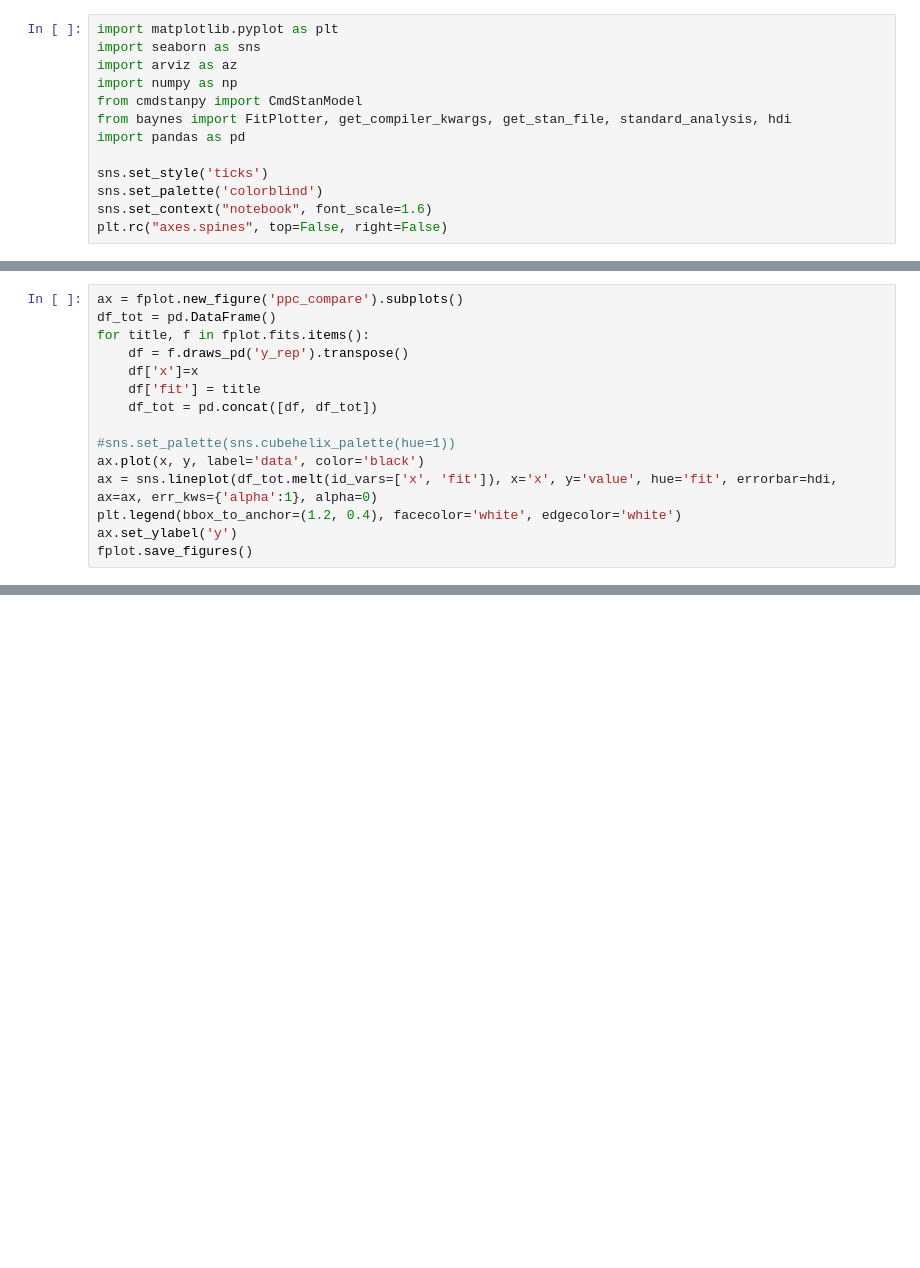
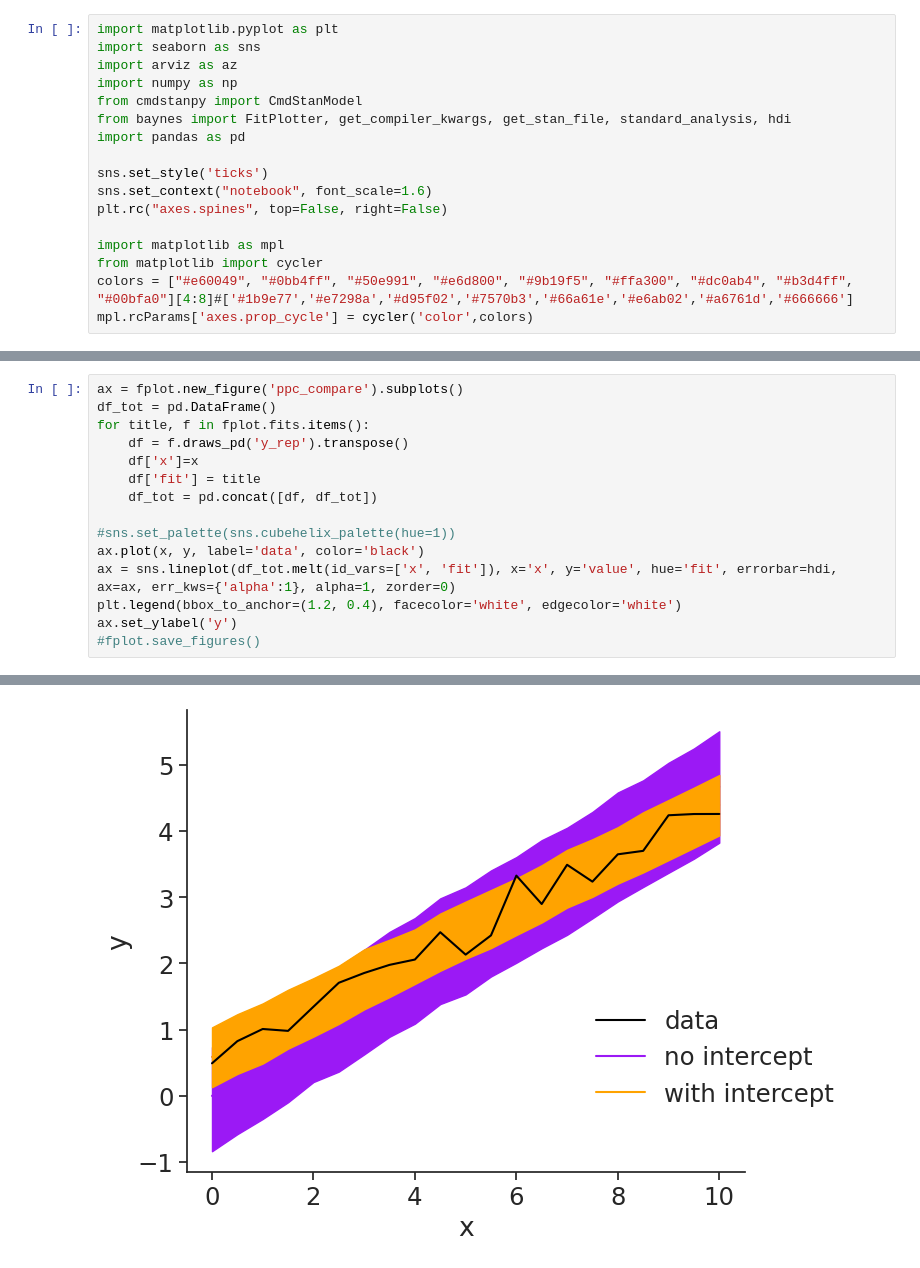
Before and after one commit to cryomib/baynes, a Jupyter notebook: notebooks/linear_compare.ipynb, the cells around one changed output, grey strips where cells are left out. Saved outputs shown, nothing was run; the diff lists cells and outputs as text; blank space fills up the shorter version.

```diff
--- a/notebooks/linear_compare.ipynb
+++ b/notebooks/linear_compare.ipynb
@@ -8,9 +8,13 @@ from baynes import FitPlotter, get_compiler_kwargs, get_stan_file, standard_anal
 import pandas as pd
 
 sns.set_style('ticks')
-sns.set_palette('colorblind')
 sns.set_context("notebook", font_scale=1.6)
 plt.rc("axes.spines", top=False, right=False)
+
+import matplotlib as mpl
+from matplotlib import cycler
+colors = ["#e60049", "#0bb4ff", "#50e991", "#e6d800", "#9b19f5", "#ffa300", "#dc0ab4", "#b3d4ff", "#00bfa0"][4:8]#['#1b9e77','#e7298a','#d95f02','#7570b3','#66a61e','#e6ab02','#a6761d','#666666']
+mpl.rcParams['axes.prop_cycle'] = cycler('color',colors)
 # %%
 N = 21
 x = np.linspace(0, 10, N)
@@ -46,7 +68,8 @@ for title, f in fplot.fits.items():
 
 #sns.set_palette(sns.cubehelix_palette(hue=1))
 ax.plot(x, y, label='data', color='black')
-ax = sns.lineplot(df_tot.melt(id_vars=['x', 'fit']), x='x', y='value', hue='fit', errorbar=hdi, ax=ax, err_kws={'alpha':1}, alpha=0)
+ax = sns.lineplot(df_tot.melt(id_vars=['x', 'fit']), x='x', y='value', hue='fit', errorbar=hdi, ax=ax, err_kws={'alpha':1}, alpha=1, zorder=0)
 plt.legend(bbox_to_anchor=(1.2, 0.4), facecolor='white', edgecolor='white')
 ax.set_ylabel('y')
-fplot.save_figures()
+#fplot.save_figures()
+# %% [output]
@@ -52,0 +77 @@ fplot.save_figures()
+[figure, added]
```
Also changed, not shown: parts of 8 cells of this notebook, 35 other files.
